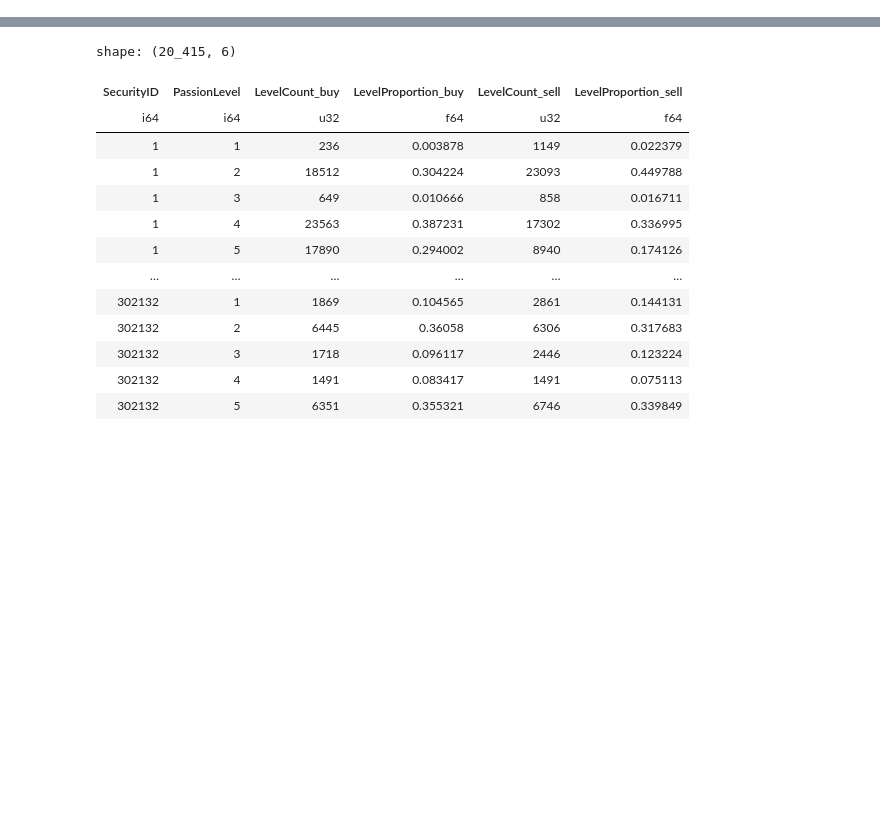
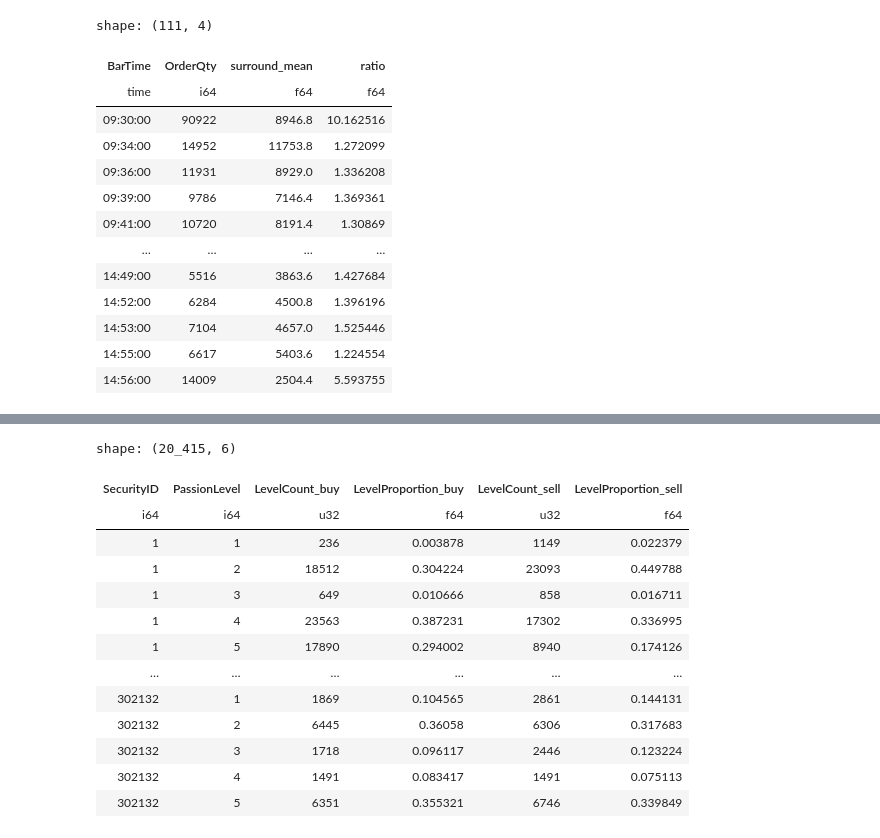
Before and after one commit to Xujy424/research2workflow, a Jupyter notebook: factor_hub/jijin.ipynb, the cells around one changed output, grey strips where cells are left out. Drawn from its saved outputs; the diff is of its cells as text; code cells hidden in the pictures; blank space fills up the shorter version.

```diff
--- a/factor_hub/jijin.ipynb
+++ b/factor_hub/jijin.ipynb
@@ -51,0 +110,28 @@ sell_order = sell_order.join_asof(
+# %%
+def cal_surround_mean(df, n, limit):
+    surrounding_mean = 0
+    for i in range(1, n//2+1):
+        surrounding_mean += pl.col('OrderQty').shift(i).fill_null(0) +  pl.col('OrderQty').shift(-i).fill_null(0)
+    df = df.with_columns((surrounding_mean/n).alias('surround_mean'))
+    ab_df = df.filter( pl.col('OrderQty')>pl.col('surround_mean')*limit )
+    ab_df = ab_df.with_columns( (pl.col('OrderQty')/pl.col('surround_mean')).alias('ratio') )
+    return ab_df
+
+limit = 1.2
+n=5
+cal_surround_mean(qty_bin, n, limit)  # 1.2:47%, 1.5:25%
+# %% [output]
+shape: (111, 4)
+| BarTime | OrderQty | surround_mean | ratio |
+| time | i64 | f64 | f64 |
+| 09:30:00 | 90922 | 8946.8 | 10.162516 |
+| 09:34:00 | 14952 | 11753.8 | 1.272099 |
+| 09:36:00 | 11931 | 8929.0 | 1.336208 |
+| 09:39:00 | 9786 | 7146.4 | 1.369361 |
+| 09:41:00 | 10720 | 8191.4 | 1.30869 |
+| … | … | … | … |
+| 14:49:00 | 5516 | 3863.6 | 1.427684 |
+| 14:52:00 | 6284 | 4500.8 | 1.396196 |
+| 14:53:00 | 7104 | 4657.0 | 1.525446 |
+| 14:55:00 | 6617 | 5403.6 | 1.224554 |
+| 14:56:00 | 14009 | 2504.4 | 5.593755 |
```
Also changed, not shown: parts of 7 cells of this notebook.
